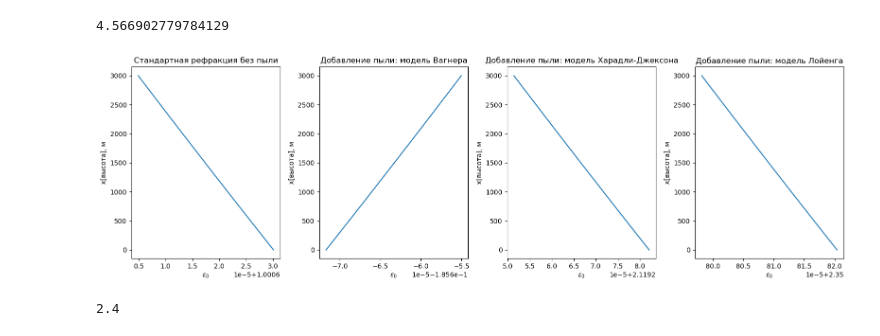
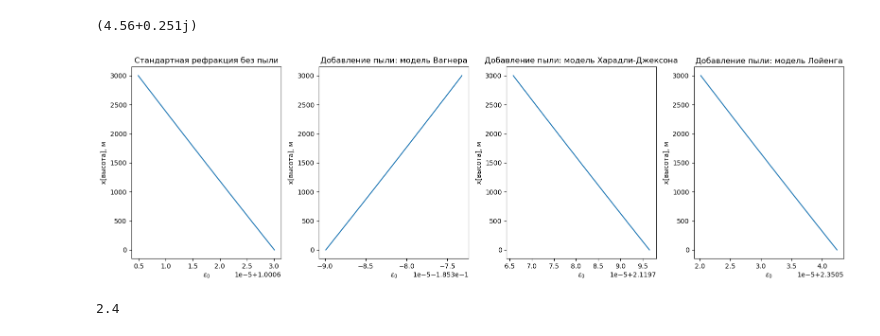
Before and after one commit to Margo-10/pe_radiowaves, a Jupyter notebook: pe_radiowaves.ipynb, the cells around one changed output. Cells and saved outputs as stored; diff of their text form; code cells hidden in the pictures.

```diff
--- a/pe_radiowaves.ipynb
+++ b/pe_radiowaves.ipynb
@@ -22,10 +22,10 @@ eps_w = np.linspace(0, H_max, H_max)
 eps_kj = np.linspace(0, H_max, H_max)
 eps_l = np.linspace(0, H_max, H_max)
 phi_1 = 0.5
-eps_1=eps_1 = abs(4.56 + cmath.sqrt(-1)*0.251)
+eps_1= 4.56 + cmath.sqrt(-1)*0.251
 eps_1
 # %% [output]
-4.566902779784129
+(4.56+0.251j)
 # %%
 for i in range(H_max):
     eps_0[i] =  pow ((1 + (315*math.exp(-1.36 *1.e-5*i))*1.e-6),2)
@@ -34,10 +34,10 @@ for i in range(H_max):
     eps_w[i]  = 3*eps_0[i]*phi_1*(eps_1-eps_0[i])/(eps_1+2*eps_0[i]) - eps_0[i]
 
 for i in range(H_max):
-    eps_kj[i] = (2*eps_0[i]*phi_1*(eps_1-eps_0[i]) + eps_0[i]*eps_1 + 2*eps_0[i]*eps_0[i])/(eps_1+2*eps_0[i]-phi_1*(eps_1-eps_0[i]))
+    eps_kj[i] = abs((2*eps_0[i]*phi_1*(eps_1-eps_0[i]) + eps_0[i]*eps_1 + 2*eps_0[i]*eps_0[i])/(eps_1+2*eps_0[i]-phi_1*(eps_1-eps_0[i])))
 
 for i in range(H_max):
-     eps_l[i] = pow((phi_1*(pow(eps_1,1.0/3.0)-pow(eps_0[i],1.0/3.0)) + pow(eps_0[i],1.0/3.0)), 3)
+     eps_l[i] = abs(pow((phi_1*(pow(eps_1,1.0/3.0)-pow(eps_0[i],1.0/3.0)) + pow(eps_0[i],1.0/3.0)), 3))
 # %%
 fig = plt.figure()
 fig.set_figheight(5)
@@ -51,35 +51,35 @@ plt.xlabel('$ε_0$')
 plt.title('Стандартная рефракция без пыли')
 
 
 plt.subplot(1, 4, 2)
 plt.plot(eps_w, h)
 plt.xlabel('$ε_0$')
 plt.ylabel('x[высота], м')
 plt.title('Добавление пыли: модель Вагнера')
 
 
 
 plt.tight_layout()
 plt.subplot(1, 4, 3)
 plt.plot(eps_kj, h)
 plt.xlabel('$ε_0$')
 plt.ylabel('x[высота], м')
 plt.title('Добавление пыли: модель Харадли-Джексона')
 
 plt.tight_layout()
 plt.subplot(1, 4, 4)
 plt.plot(eps_l, h)
 plt.xlabel('$ε_0$')
 plt.ylabel('x[высота], м')
 plt.title('Добавление пыли: модель Лойенга')
 
-plt.tight_layout()
+#plt.tight_layout()
 
 
 
 plt.show()
 # %% [output]
-[figure, old version]
+[figure, new version]
 # %%
 data7 = np.genfromtxt(r"C:\\GitHub\\pe_radiowaves\\5_tilt.txt",encoding='utf-8').transpose()
 # %%
```
